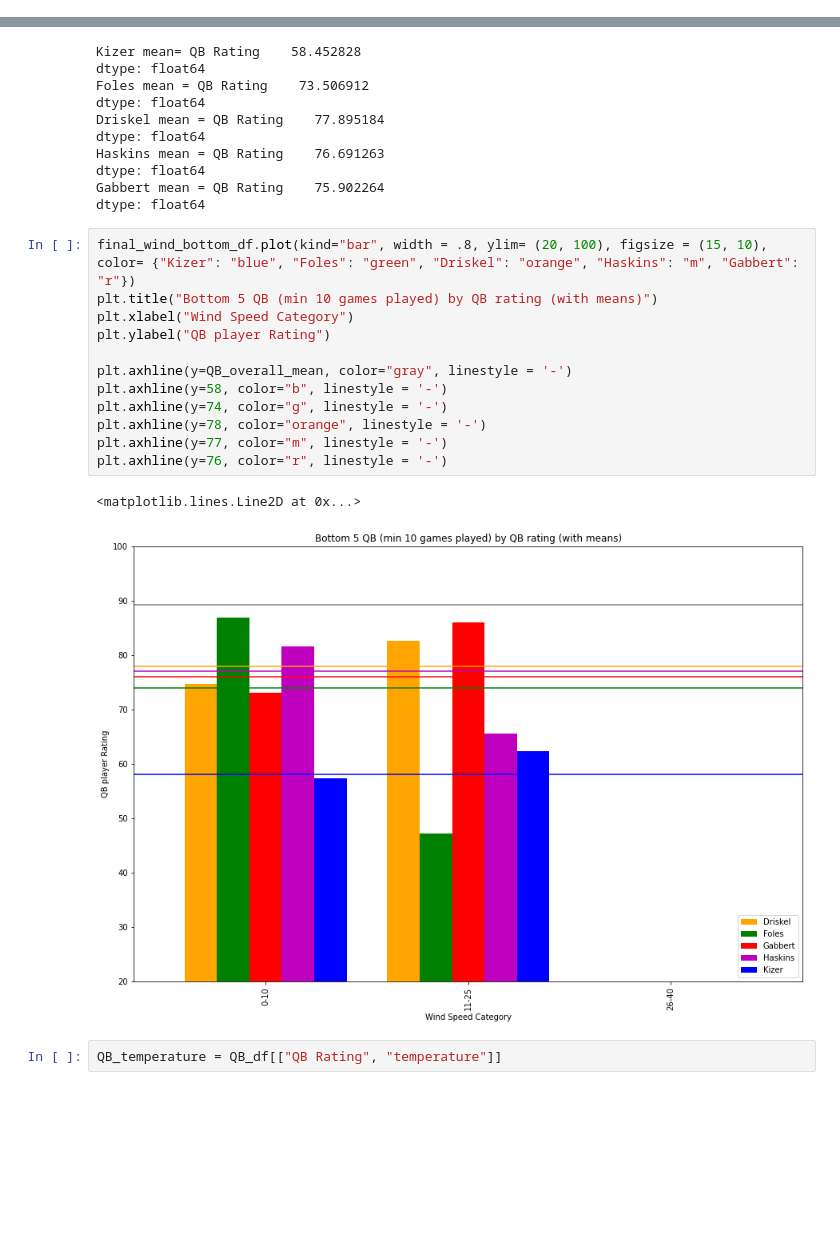
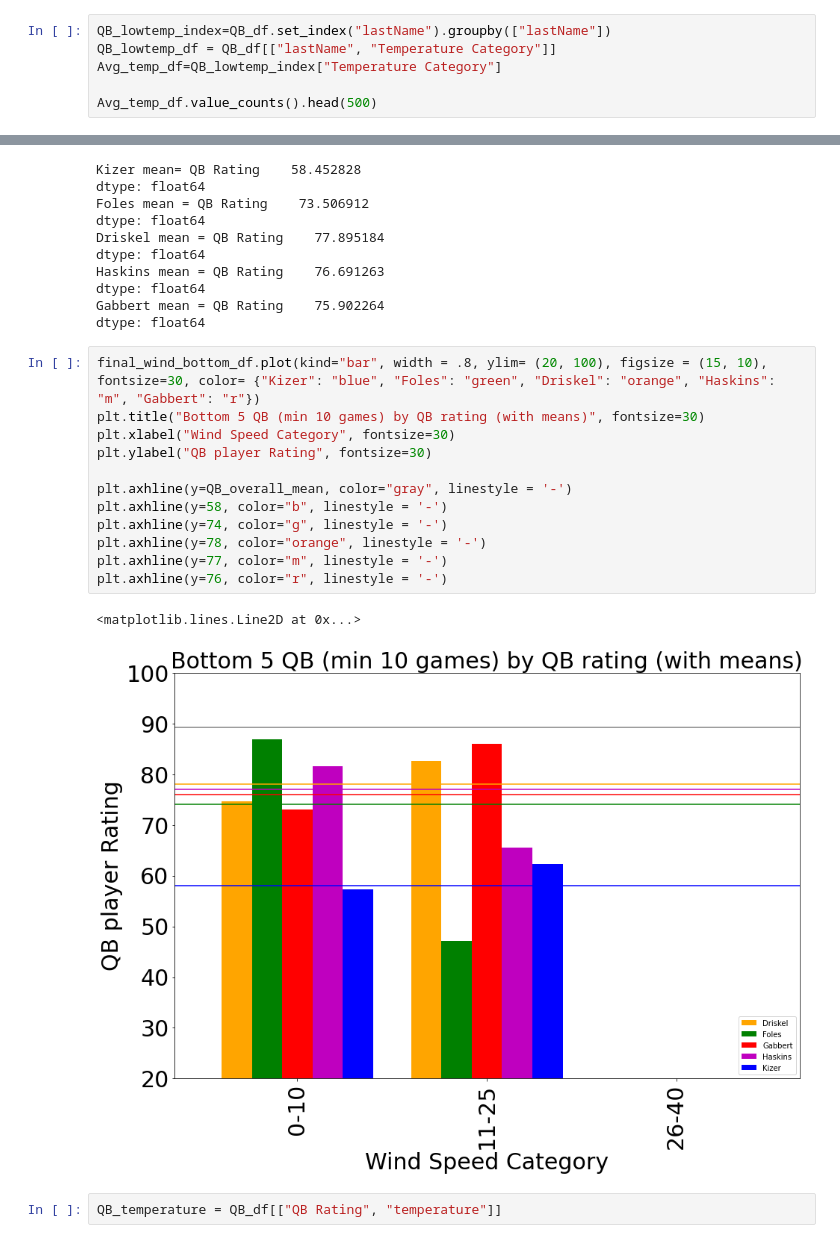
Before and after one commit to nblaul/Project-1, a Jupyter notebook: Project1-Jennifergraphs.ipynb, the cells around one changed output, grey strips where cells are left out. Cells and saved outputs as stored; diff of their text form; blank space fills up the shorter version.

```diff
--- a/Project1-Jennifergraphs.ipynb
+++ b/Project1-Jennifergraphs.ipynb
@@ -354,3 +389,9 @@ Power_divergenceResult(statistic=1.7096431367253235, pvalue=0.6347920379455683)
 # %%
 #for ANOVA
 #comparison_df.boxplot("QB_Rating", by="weather", figsize=(20, 10))
+# %%
+QB_lowtemp_index=QB_df.set_index("lastName").groupby(["lastName"])
+QB_lowtemp_df = QB_df[["lastName", "Temperature Category"]]
+Avg_temp_df=QB_lowtemp_index["Temperature Category"]
+
+Avg_temp_df.value_counts().head(500)
@@ -600,20 +716,20 @@ dtype: float64
 Gabbert mean = QB Rating    75.902264
 dtype: float64
 # %%
-final_wind_bottom_df.plot(kind="bar", width = .8, ylim= (20, 100), figsize = (15, 10), color= {"Kizer": "blue", "Foles": "green", "Driskel": "orange", "Haskins": "m", "Gabbert": "r"})
-plt.title("Bottom 5 QB (min 10 games played) by QB rating (with means)")
-plt.xlabel("Wind Speed Category")
-plt.ylabel("QB player Rating")
+final_wind_bottom_df.plot(kind="bar", width = .8, ylim= (20, 100), figsize = (15, 10), fontsize=30, color= {"Kizer": "blue", "Foles": "green", "Driskel": "orange", "Haskins": "m", "Gabbert": "r"})
+plt.title("Bottom 5 QB (min 10 games) by QB rating (with means)", fontsize=30)
+plt.xlabel("Wind Speed Category", fontsize=30)
+plt.ylabel("QB player Rating", fontsize=30)
 
 plt.axhline(y=QB_overall_mean, color="gray", linestyle = '-')
 plt.axhline(y=58, color="b", linestyle = '-')
 plt.axhline(y=74, color="g", linestyle = '-')
 plt.axhline(y=78, color="orange", linestyle = '-')
 plt.axhline(y=77, color="m", linestyle = '-')
 plt.axhline(y=76, color="r", linestyle = '-')
 # %% [output]
 <matplotlib.lines.Line2D at 0x...>
-[figure, old version]
+[figure, new version]
 # %%
 QB_temperature = QB_df[["QB Rating", "temperature"]]
 # %%
```
Also changed, not shown: parts of 19 cells of this notebook.
